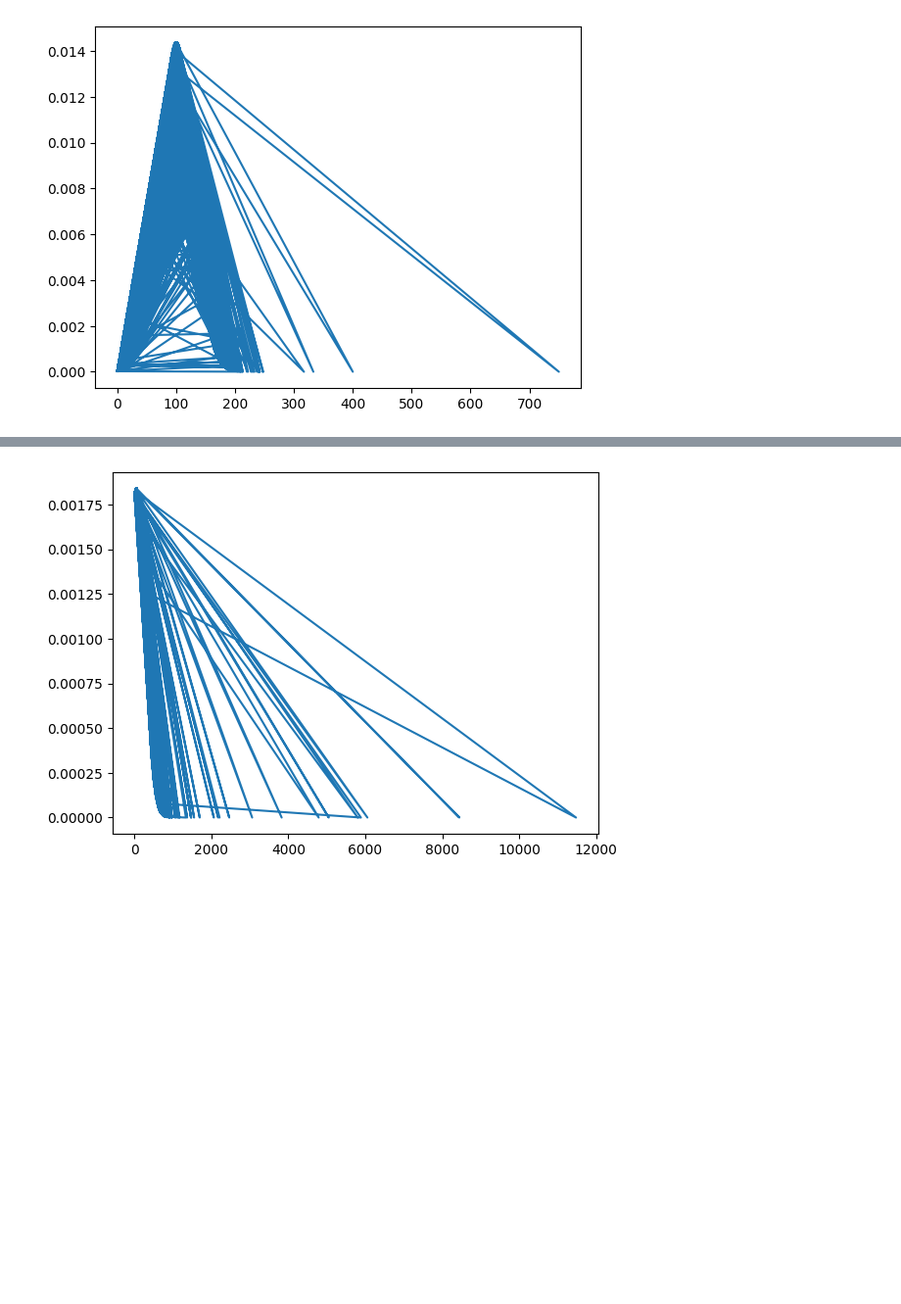
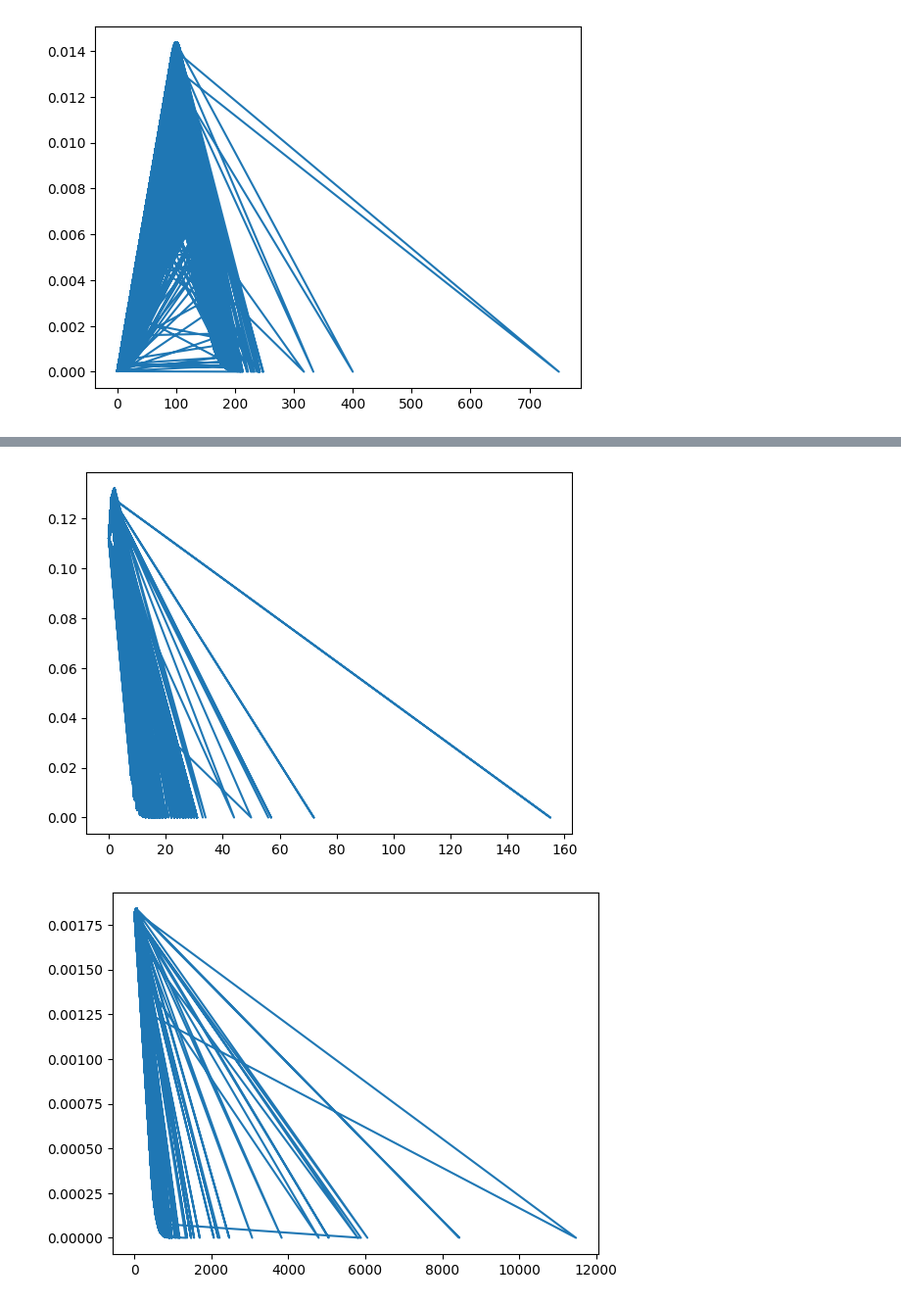
Before and after one commit to estebandonis/HT1-MineriadeDatos, a Jupyter notebook: ht1.ipynb, the cells around one changed output, grey strips where cells are left out. Shown at 98% size. Drawn from its saved outputs; the diff is of its cells as text; code cells hidden in the pictures; blank space fills up the shorter version.

```diff
--- a/ht1.ipynb
+++ b/ht1.ipynb
@@ -141,3 +152,14 @@ plt.show()
+# %%
+productionCountriesAmount = df['productionCountriesAmount']
+
+# Calculating mean and standard deviation
+mean = statistics.mean(productionCountriesAmount)
+sd = statistics.stdev(productionCountriesAmount)
+
+plt.plot(productionCountriesAmount, norm.pdf(productionCountriesAmount, mean, sd))
+plt.show()
+# %% [output]
+[figure, added]
 # %%
 popularity = df['popularity']
 
```
Also changed, not shown: parts of 18 cells of this notebook.
